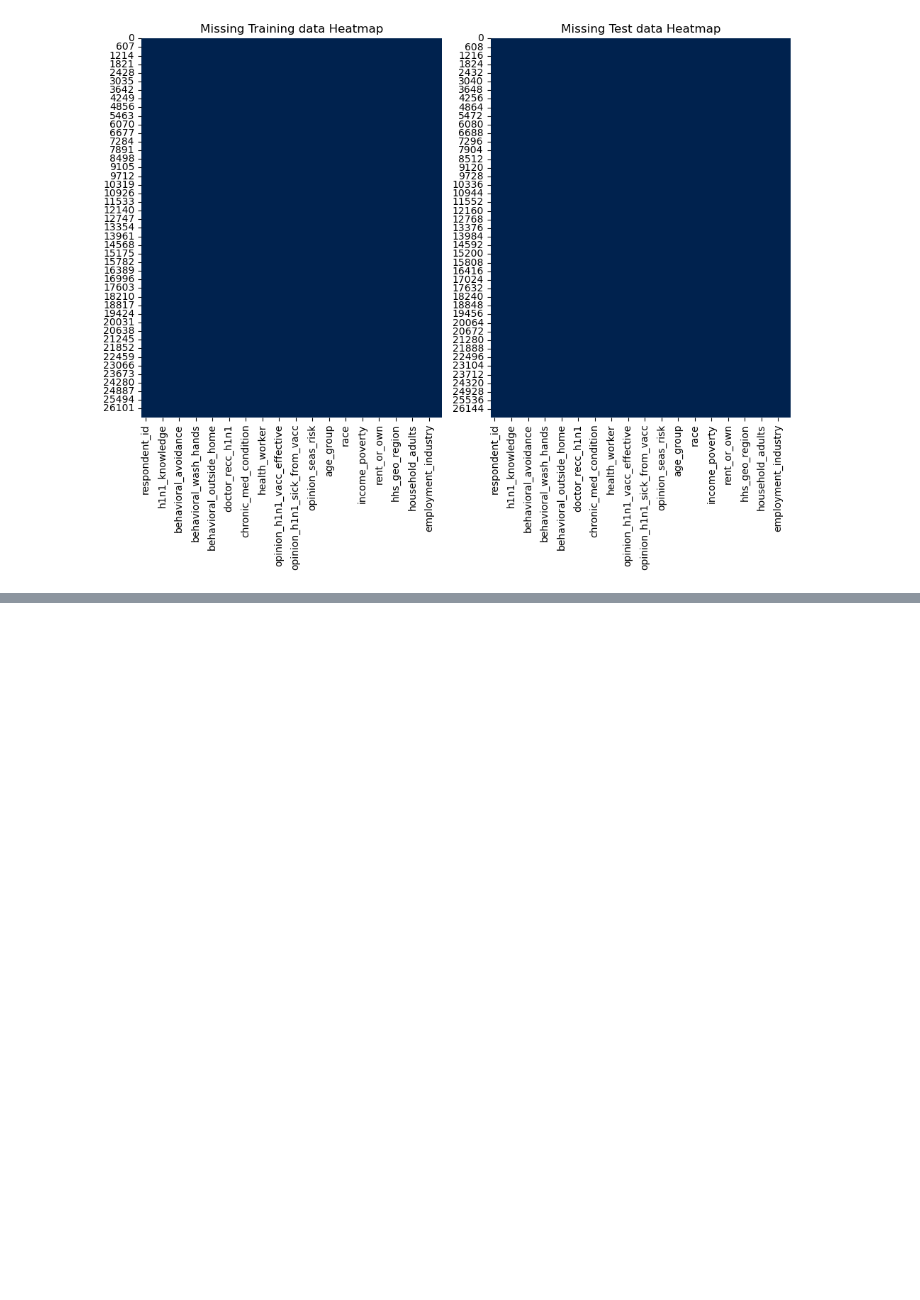
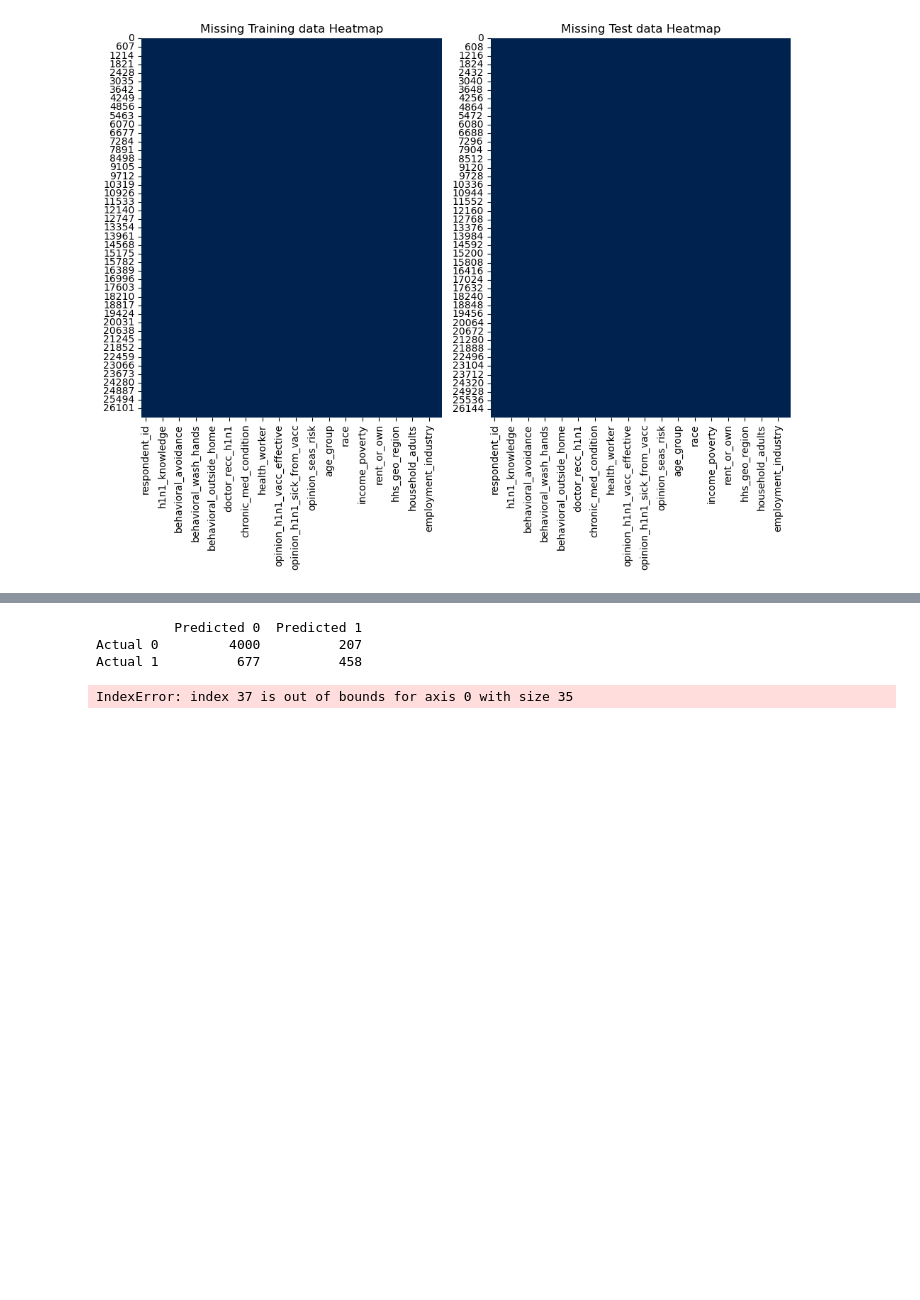
Before and after one commit to jnnjogu/H1N1-influenza, a Jupyter notebook: project.ipynb, the cells around one changed output, grey strips where cells are left out. Cells and saved outputs as stored; diff of their text form; code cells hidden in the pictures; blank space fills up the shorter version.

```diff
--- a/project.ipynb
+++ b/project.ipynb
@@ -350,0 +612,37 @@ plt.show()
+# %%
+from sklearn.metrics import confusion_matrix
+
+# If you want a labeled confusion matrix
+conf_matrix = pd.DataFrame(
+    confusion_matrix(y_test1, y_pred),
+    index=["Actual 0", "Actual 1"],
+    columns=["Predicted 0", "Predicted 1"]
+)
+
+print(conf_matrix)
+# %% [output]
+          Predicted 0  Predicted 1
+Actual 0         4000          207
+Actual 1          677          458
+# %%
+# Instantiate and fit a DecisionTreeClassifier
+classifier_2 = DecisionTreeClassifier(random_state=10, criterion='entropy')
+classifier_2.fit(X_train_ohe, y_train)
+
+DecisionTreeClassifier(ccp_alpha=0.0, class_weight=None, criterion='entropy',
+                       max_depth=None, max_features=None, max_leaf_nodes=None,
+                       min_impurity_decrease=0.0,
+                       min_samples_leaf=1, min_samples_split=2,
+                       min_weight_fraction_leaf=0.0,
+                       random_state=10, splitter='best')
+
+# Plot and show decision tree
+plt.figure(figsize=(12,12), dpi=500)
+tree.plot_tree(classifier_2,
+               feature_names=X.columns,
+               class_names=np.unique(y).astype('str'),
+               filled=True, rounded=True)
+plt.show()
+# %% [output]
+IndexError: index 37 is out of bounds for axis 0 with size 35
+[figure, added]
```
Also changed, not shown: parts of 26 cells of this notebook.
